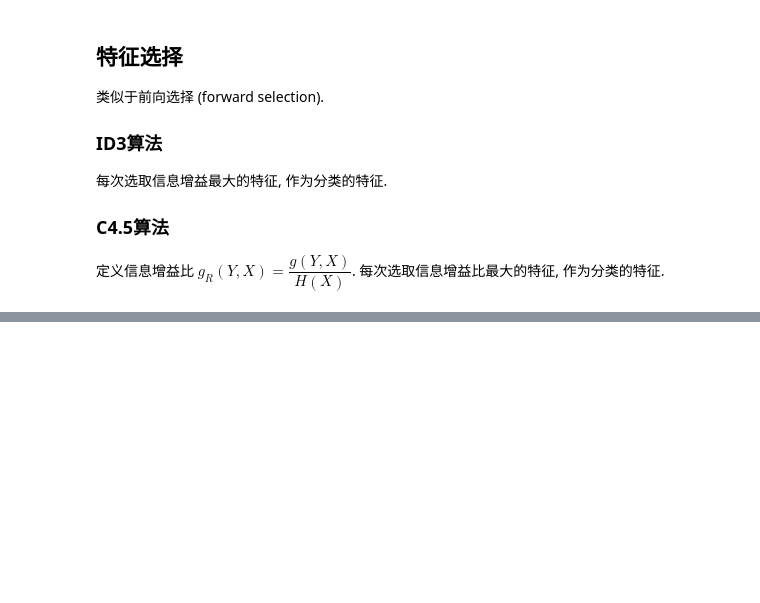
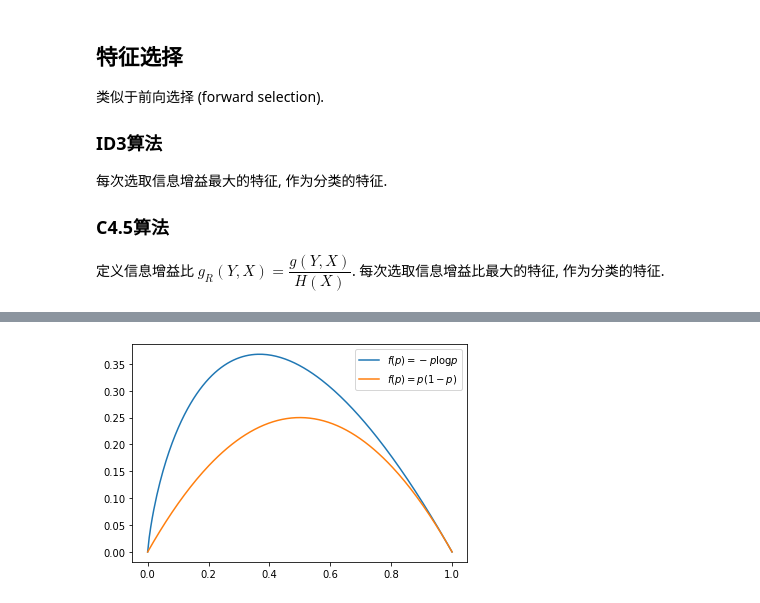
Before and after one commit to ForeverHaibara/Fudan-Courses, a Jupyter notebook: 统计学习概论/5 Decision Tree.ipynb, the cells around one changed output, grey strips where cells are left out. Saved outputs shown, nothing was run; the diff lists cells and outputs as text; code cells hidden in the pictures; blank space fills up the shorter version.

```diff
--- a/统计学习概论/5 Decision Tree.ipynb
+++ b/统计学习概论/5 Decision Tree.ipynb
@@ -60,0 +81,12 @@ $$g(Y,X) = KL(p(X,Y)\Vert p(X)p(Y))=g(X,Y)$$
+# %%
+from matplotlib import pyplot as plt
+import numpy as np
+p = np.linspace(0, 1, 200)
+h = -p * np.log(p + 1e-16) # + 1e-16 to prevent NaN
+g = p * (1 - p)
+plt.plot(p, h)
+plt.plot(p, g)
+plt.legend(['$f(p)=-p\log p$', '$f(p)=p(1-p)$'])
+plt.show()
+# %% [output]
+[figure, added]
```
Also changed, not shown: parts of 1 cell of this notebook, 1 other file.
